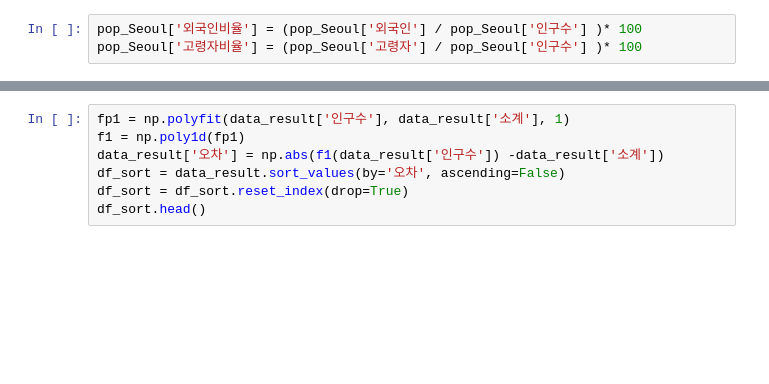
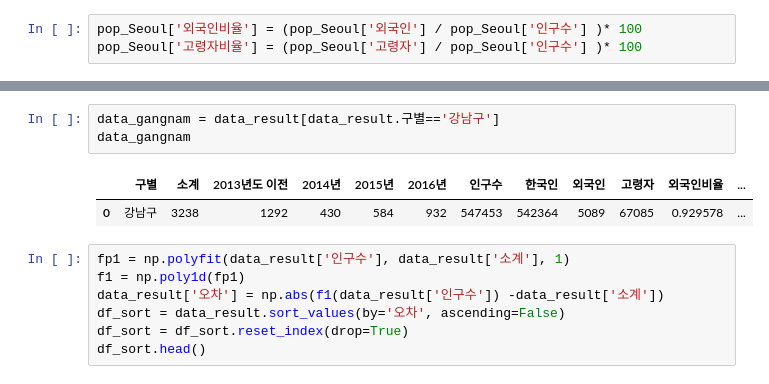
Before and after one commit to whdcksgogo12/Jongchan_GH_Quest, a Jupyter notebook: 김종찬_Quest3.ipynb, the cells around one changed output, grey strips where cells are left out. Saved outputs shown, nothing was run; the diff lists cells and outputs as text; blank space fills up the shorter version.

```diff
--- a/김종찬_Quest3.ipynb
+++ b/김종찬_Quest3.ipynb
@@ -40,6 +61,12 @@ data_result.head()
 | 2 | 강북구 | 831 | 369 | 120 | 138 | 204 | 322915 | 319164 | 3751 | 58196 | 1.161606 | ... |
 | 3 | 강서구 | 911 | 388 | 258 | 184 | 81 | 603611 | 596949 | 6662 | 79660 | 1.103691 | ... |
 | 4 | 관악구 | 2109 | 846 | 260 | 390 | 613 | 520040 | 501957 | 18083 | 72249 | 3.477233 | ... |
+# %%
+data_gangnam = data_result[data_result.구별=='강남구']
+data_gangnam
+# %% [output]
+|  | 구별 | 소계 | 2013년도 이전 | 2014년 | 2015년 | 2016년 | 인구수 | 한국인 | 외국인 | 고령자 | 외국인비율 | ... |
+| 0 | 강남구 | 3238 | 1292 | 430 | 584 | 932 | 547453 | 542364 | 5089 | 67085 | 0.929578 | ... |
 # %%
 fp1 = np.polyfit(data_result['인구수'], data_result['소계'], 1)
 f1 = np.poly1d(fp1)
```
Also changed, not shown: parts of 4 cells of this notebook.
